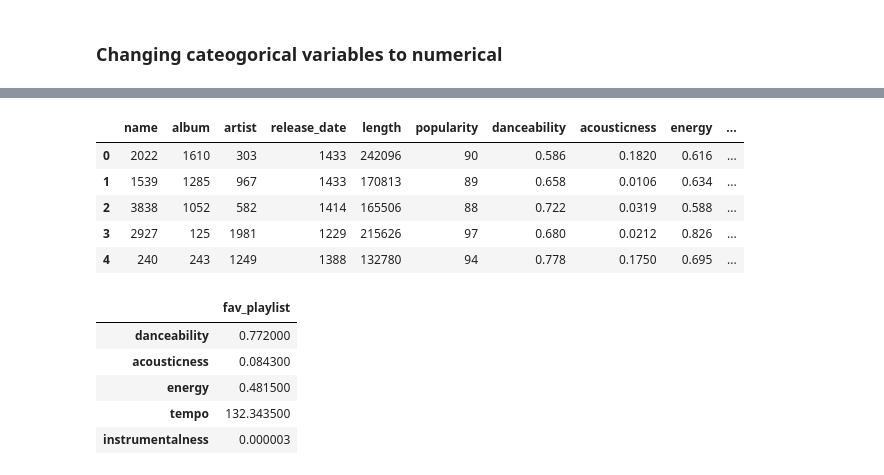
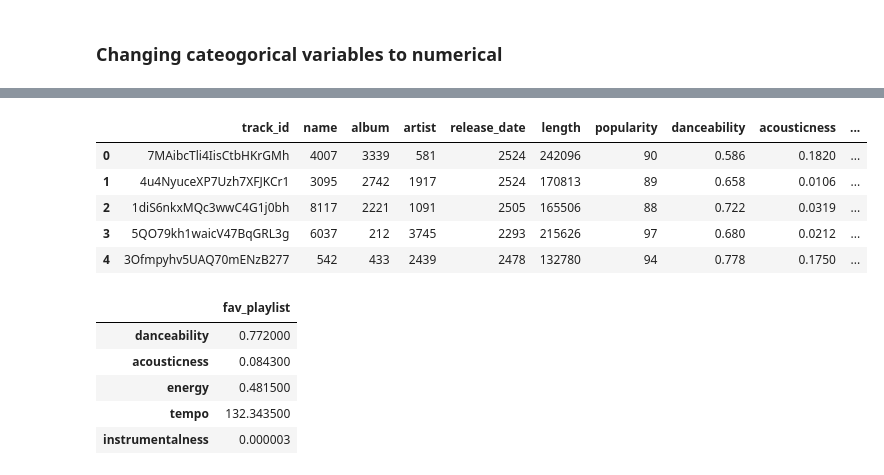
Before and after one commit to lognorman20/spotify_recommender, a Jupyter notebook: model_creation.ipynb, the cells around one changed output, grey strips where cells are left out. Saved outputs shown, nothing was run; the diff lists cells and outputs as text; code cells hidden in the pictures.

Commit message:
succesfully combined df and cateogorically encoded

```diff
--- a/model_creation.ipynb
+++ b/model_creation.ipynb
@@ -278,17 +270,17 @@ combined.shape
 # %%
 categoricals = ['name', 'album', 'artist', 'release_date']
 for cat in categoricals:
-    sorted_df = sorted(set(df[cat]))
-    ordinal_encoding = df[cat].replace(dict(zip(sorted_df, range(1, len(sorted_df) + 1))))
-    df[cat] = ordinal_encoding
-df.head()
+    sorted_df = sorted(set(combined[cat]))
+    ordinal_encoding = combined[cat].replace(dict(zip(sorted_df, range(1, len(sorted_df) + 1))))
+    combined[cat] = ordinal_encoding
+combined.head()
 # %% [output]
-|  | name | album | artist | release_date | length | popularity | danceability | acousticness | energy | ... |
-| 0 | 2022 | 1610 | 303 | 1433 | 242096 | 90 | 0.586 | 0.1820 | 0.616 | ... |
-| 1 | 1539 | 1285 | 967 | 1433 | 170813 | 89 | 0.658 | 0.0106 | 0.634 | ... |
-| 2 | 3838 | 1052 | 582 | 1414 | 165506 | 88 | 0.722 | 0.0319 | 0.588 | ... |
-| 3 | 2927 | 125 | 1981 | 1229 | 215626 | 97 | 0.680 | 0.0212 | 0.826 | ... |
-| 4 | 240 | 243 | 1249 | 1388 | 132780 | 94 | 0.778 | 0.1750 | 0.695 | ... |
+|  | track_id | name | album | artist | release_date | length | popularity | danceability | acousticness | ... |
+| 0 | 7MAibcTli4IisCtbHKrGMh | 4007 | 3339 | 581 | 2524 | 242096 | 90 | 0.586 | 0.1820 | ... |
+| 1 | 4u4NyuceXP7Uzh7XFJKCr1 | 3095 | 2742 | 1917 | 2524 | 170813 | 89 | 0.658 | 0.0106 | ... |
+| 2 | 1diS6nkxMQc3wwC4G1j0bh | 8117 | 2221 | 1091 | 2505 | 165506 | 88 | 0.722 | 0.0319 | ... |
+| 3 | 5QO79kh1waicV47BqGRL3g | 6037 | 212 | 3745 | 2293 | 215626 | 97 | 0.680 | 0.0212 | ... |
+| 4 | 3Ofmpyhv5UAQ70mENzB277 | 542 | 433 | 2439 | 2478 | 132780 | 94 | 0.778 | 0.1750 | ... |
 # %%
 X =
 # %%
```
Also changed, not shown: parts of 4 cells of this notebook.
